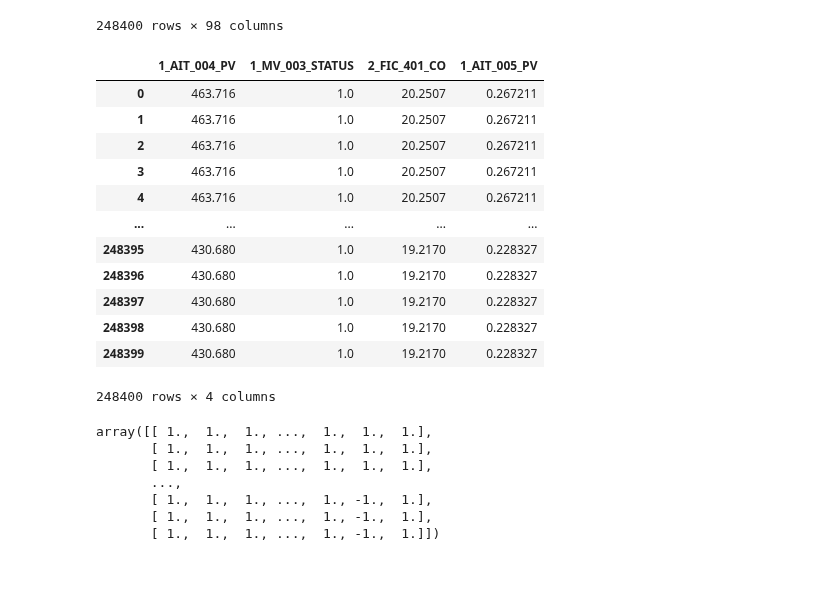
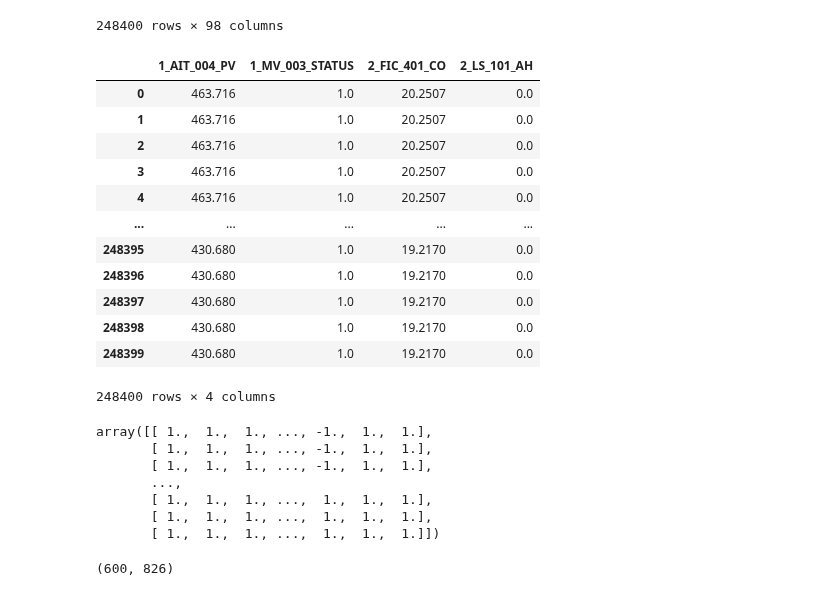
Before and after one commit to manu1003/meepc, a Jupyter notebook: PIpeline.ipynb, the cells around one changed output. Saved outputs shown, nothing was run; the diff lists cells and outputs as text; code cells hidden in the pictures.

```diff
--- a/PIpeline.ipynb
+++ b/PIpeline.ipynb
@@ -233,34 +214,37 @@ df_test
 # %%
 y_actual=df_test.iloc[:,-1]
 # df_test_normal=df_test[df_test['Attack LABLE (1:No Attack, -1:Attack)']==1]
-sensors = [3,9,25,4]
 df_test=df_test.iloc[:,sensors]
 df_test
 # %% [output]
-|  | 1_AIT_004_PV | 1_MV_003_STATUS | 2_FIC_401_CO | 1_AIT_005_PV |
-| 0 | 463.716 | 1.0 | 20.2507 | 0.267211 |
-| 1 | 463.716 | 1.0 | 20.2507 | 0.267211 |
-| 2 | 463.716 | 1.0 | 20.2507 | 0.267211 |
-| 3 | 463.716 | 1.0 | 20.2507 | 0.267211 |
-| 4 | 463.716 | 1.0 | 20.2507 | 0.267211 |
+|  | 1_AIT_004_PV | 1_MV_003_STATUS | 2_FIC_401_CO | 2_LS_101_AH |
+| 0 | 463.716 | 1.0 | 20.2507 | 0.0 |
+| 1 | 463.716 | 1.0 | 20.2507 | 0.0 |
+| 2 | 463.716 | 1.0 | 20.2507 | 0.0 |
+| 3 | 463.716 | 1.0 | 20.2507 | 0.0 |
+| 4 | 463.716 | 1.0 | 20.2507 | 0.0 |
 | ... | ... | ... | ... | ... |
-| 248395 | 430.680 | 1.0 | 19.2170 | 0.228327 |
-| 248396 | 430.680 | 1.0 | 19.2170 | 0.228327 |
-| 248397 | 430.680 | 1.0 | 19.2170 | 0.228327 |
-| 248398 | 430.680 | 1.0 | 19.2170 | 0.228327 |
-| 248399 | 430.680 | 1.0 | 19.2170 | 0.228327 |
+| 248395 | 430.680 | 1.0 | 19.2170 | 0.0 |
+| 248396 | 430.680 | 1.0 | 19.2170 | 0.0 |
+| 248397 | 430.680 | 1.0 | 19.2170 | 0.0 |
+| 248398 | 430.680 | 1.0 | 19.2170 | 0.0 |
+| 248399 | 430.680 | 1.0 | 19.2170 | 0.0 |
 248400 rows × 4 columns
 # %%
-labels=hankel.fit(np.array(y_actual),30,0.5)
+labels=hankel.fit(np.array(y_actual),10,0.5)
 labels
 # %% [output]
-array([[ 1.,  1.,  1., ...,  1.,  1.,  1.],
+array([[ 1.,  1.,  1., ..., -1.,  1.,  1.],
+       [ 1.,  1.,  1., ..., -1.,  1.,  1.],
+       [ 1.,  1.,  1., ..., -1.,  1.,  1.],
+       ...,
        [ 1.,  1.,  1., ...,  1.,  1.,  1.],
        [ 1.,  1.,  1., ...,  1.,  1.,  1.],
-       ...,
-       [ 1.,  1.,  1., ...,  1., -1.,  1.],
-       [ 1.,  1.,  1., ...,  1., -1.,  1.],
-       [ 1.,  1.,  1., ...,  1., -1.,  1.]])
+       [ 1.,  1.,  1., ...,  1.,  1.,  1.]])
+# %%
+labels.shape
+# %% [output]
+(600, 826)
 # %%
 isatt=np.any(labels<0,axis=0)
 att_indices=np.where(isatt)[0]
```
Also changed, not shown: parts of 14 cells of this notebook.
